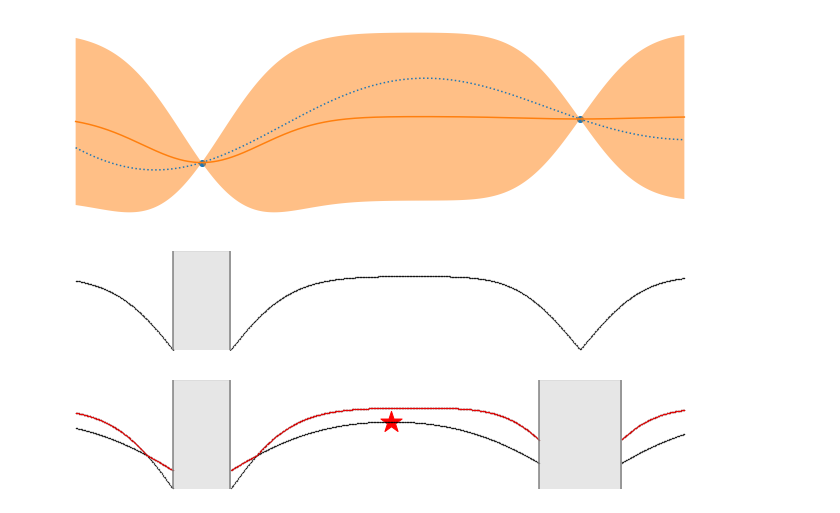
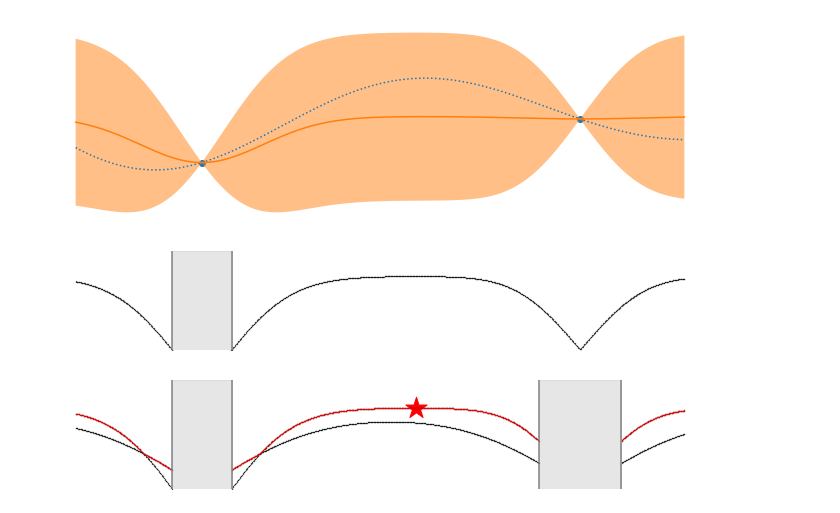
Before and after one commit to SchroDeCat/ConstrainedBO, a Jupyter notebook: visualize_cbo_pipeline.ipynb, the cells around one changed output. Cells and saved outputs as stored; diff of their text form; code cells hidden in the pictures.

```diff
--- a/visualize_cbo_pipeline.ipynb
+++ b/visualize_cbo_pipeline.ipynb
@@ -497,25 +497,26 @@ plt.savefig('EG1D_F_simple.png')
 # %%
 fig, axes = plt.subplots(1, 1, figsize=[12, 2])
 
 acq_f_filter = acq_f > 0
+next_idx_comb = acq_f.argmax()
 acq_filter = np.logical_and(acq_f_filter, acq_c_filter_ucb)
-plt.scatter(X[next_idx], acq_c[next_idx], s=500, c='red', marker='*', label="Next Evaluation")
+plt.scatter(X[next_idx_comb], acq_f[next_idx_comb], s=500, c='red', marker='*', label="Next Evaluation")
 plt.scatter(X[acq_filter], acq_f[acq_filter], label=r"Acquisition function for Optimizing $f$", s=.1, color = 'black')
 plt.scatter(X[acq_filter], acq_c[acq_filter], label=r"Acquisition Function for Learning $c$", s=.1, color = 'black')
 plt.scatter(X[acq_filter], np.vstack([acq_c[acq_filter], acq_f[acq_filter]]).max(axis=0),
             label=r"Acquisition Function for Learning $c$", s=.1, c='red')
 plt.ylim(0, 1.5)
 plt.axvline(x = X[ucb_f_idx[1]], color = 'gray', )
 plt.axvline(x = X[ucb_f_idx[0]], color = 'gray',  label=r'$S_c$ Boundary')
 plt.axvline(x = X[ucb_c_idx[0]], color = 'gray')
 plt.axvline(x = X[ucb_c_idx[1]], color = 'gray', label=r'$ROI$ Boundary')
 plt.axvspan(X[ucb_c_idx[1]], X[ucb_c_idx[0]], alpha=0.2, color='gray')
 plt.axvspan(X[ucb_f_idx[1]], X[ucb_f_idx[0]], alpha=0.2, color='gray')
 plt.axis('off')
 plt.savefig('EG1D_ACQ_simple.png')
 # plt.xlabel("$x$", fontsize=20)
 # plt.ylabel("Acquisition", fontsize=20)
 # plt.legend(loc='lower left')
 # _ = plt.title(r"Adaptive active learning and optimization", fontsize=20)
 # %% [output]
-[figure, old version]
+[figure, new version]
```
Also changed, not shown: parts of 2 cells of this notebook, 2 other files.
